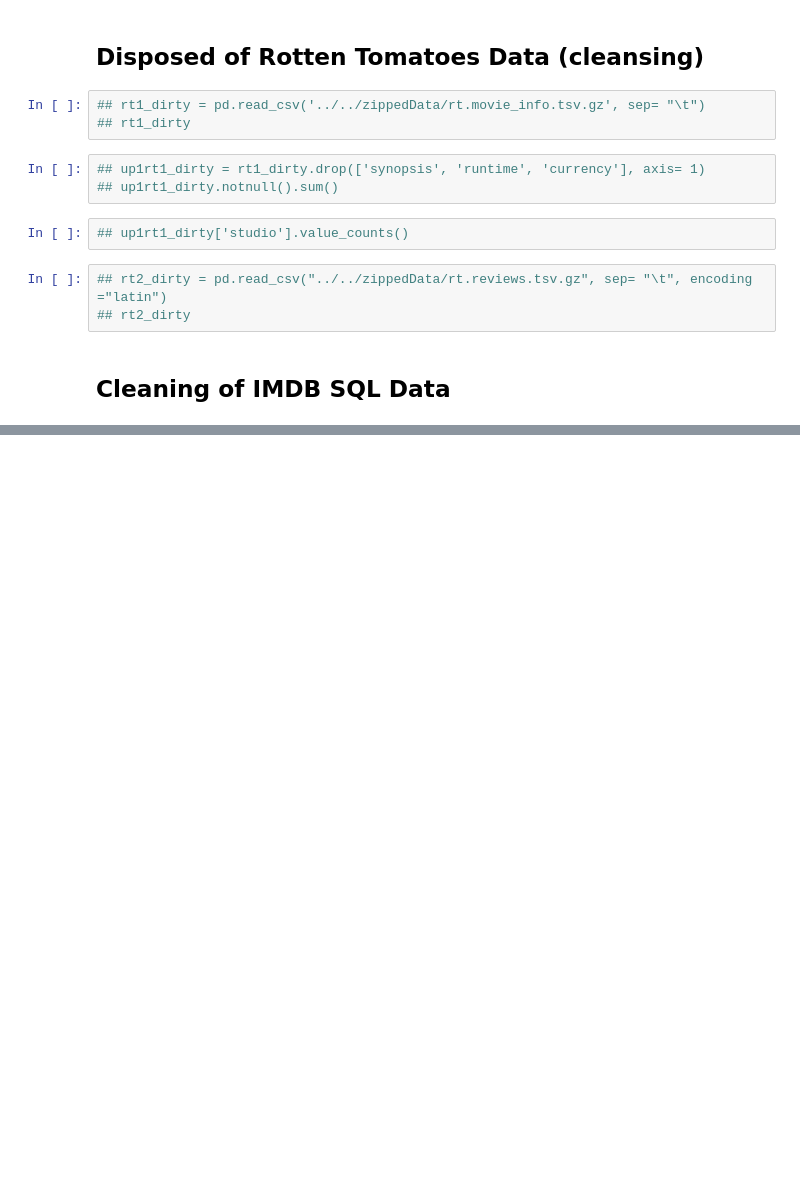
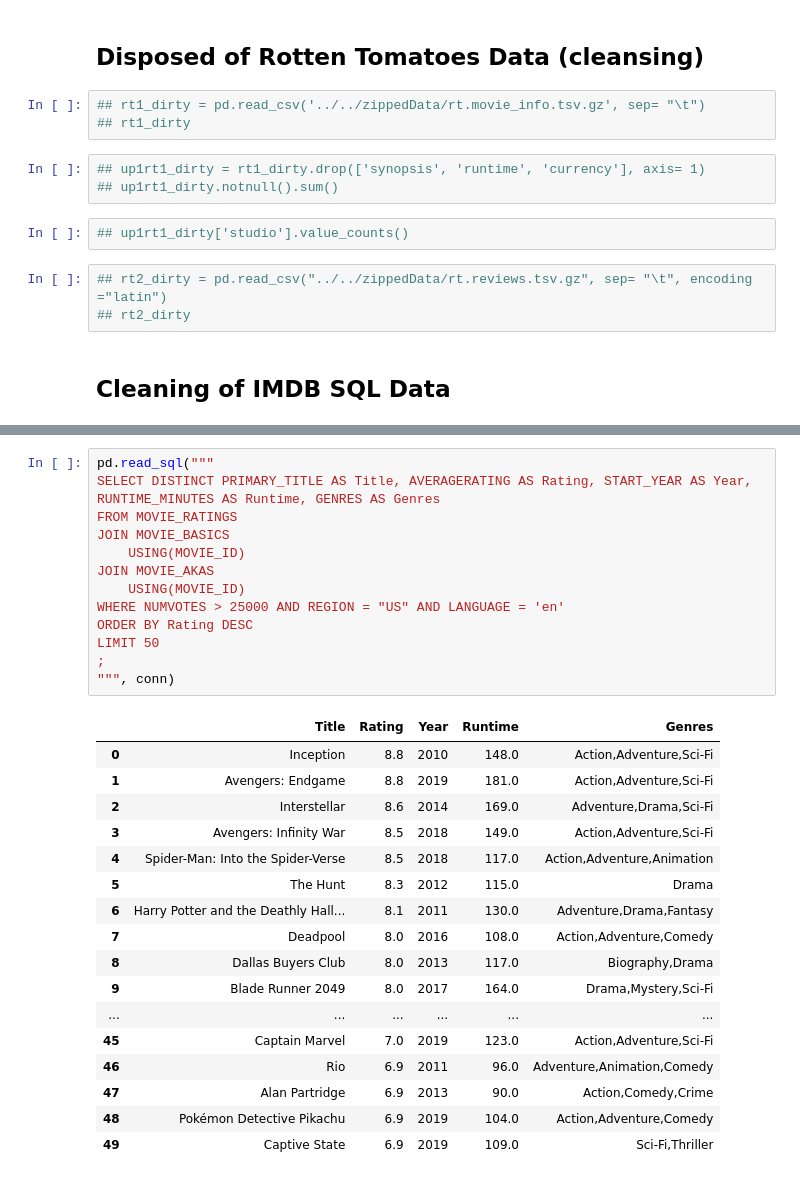
Before and after one commit to Sstrouderr/Capstone-repo, a Jupyter notebook: Notebooks/Mark/IMDB Notebook.ipynb, the cells around one changed output, grey strips where cells are left out. Drawn from its saved outputs; the diff is of its cells as text; blank space fills up the shorter version.

```diff
--- a/Notebooks/Mark/IMDB Notebook.ipynb
+++ b/Notebooks/Mark/IMDB Notebook.ipynb
@@ -601,0 +605,31 @@ JOIN PRINCIPALS
+# %%
+pd.read_sql("""
+SELECT DISTINCT PRIMARY_TITLE AS Title, AVERAGERATING AS Rating, START_YEAR AS Year, RUNTIME_MINUTES AS Runtime, GENRES AS Genres
+FROM MOVIE_RATINGS
+JOIN MOVIE_BASICS
+    USING(MOVIE_ID)
+JOIN MOVIE_AKAS
+    USING(MOVIE_ID)
+WHERE NUMVOTES > 25000 AND REGION = "US" AND LANGUAGE = 'en'
+ORDER BY Rating DESC
+LIMIT 50
+;
+""", conn)
+# %% [output]
+|  | Title | Rating | Year | Runtime | Genres |
+| 0 | Inception | 8.8 | 2010 | 148.0 | Action,Adventure,Sci-Fi |
+| 1 | Avengers: Endgame | 8.8 | 2019 | 181.0 | Action,Adventure,Sci-Fi |
+| 2 | Interstellar | 8.6 | 2014 | 169.0 | Adventure,Drama,Sci-Fi |
+| 3 | Avengers: Infinity War | 8.5 | 2018 | 149.0 | Action,Adventure,Sci-Fi |
+| 4 | Spider-Man: Into the Spider-Verse | 8.5 | 2018 | 117.0 | Action,Adventure,Animation |
+| 5 | The Hunt | 8.3 | 2012 | 115.0 | Drama |
+| 6 | Harry Potter and the Deathly Hall... | 8.1 | 2011 | 130.0 | Adventure,Drama,Fantasy |
+| 7 | Deadpool | 8.0 | 2016 | 108.0 | Action,Adventure,Comedy |
+| 8 | Dallas Buyers Club | 8.0 | 2013 | 117.0 | Biography,Drama |
+| 9 | Blade Runner 2049 | 8.0 | 2017 | 164.0 | Drama,Mystery,Sci-Fi |
+| ... | ... | ... | ... | ... | ... |
+| 45 | Captain Marvel | 7.0 | 2019 | 123.0 | Action,Adventure,Sci-Fi |
+| 46 | Rio | 6.9 | 2011 | 96.0 | Adventure,Animation,Comedy |
+| 47 | Alan Partridge | 6.9 | 2013 | 90.0 | Action,Comedy,Crime |
+| 48 | Pokémon Detective Pikachu | 6.9 | 2019 | 104.0 | Action,Adventure,Comedy |
+| 49 | Captive State | 6.9 | 2019 | 109.0 | Sci-Fi,Thriller |
```
Also changed, not shown: parts of 6 cells of this notebook.
